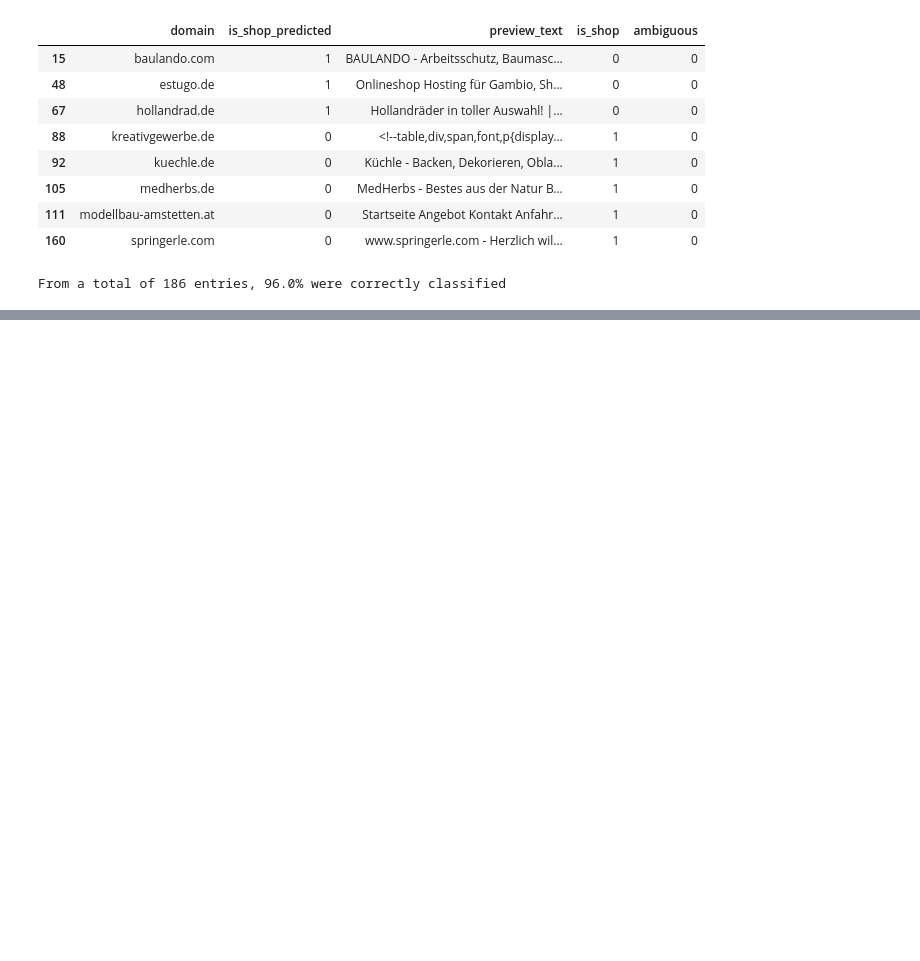
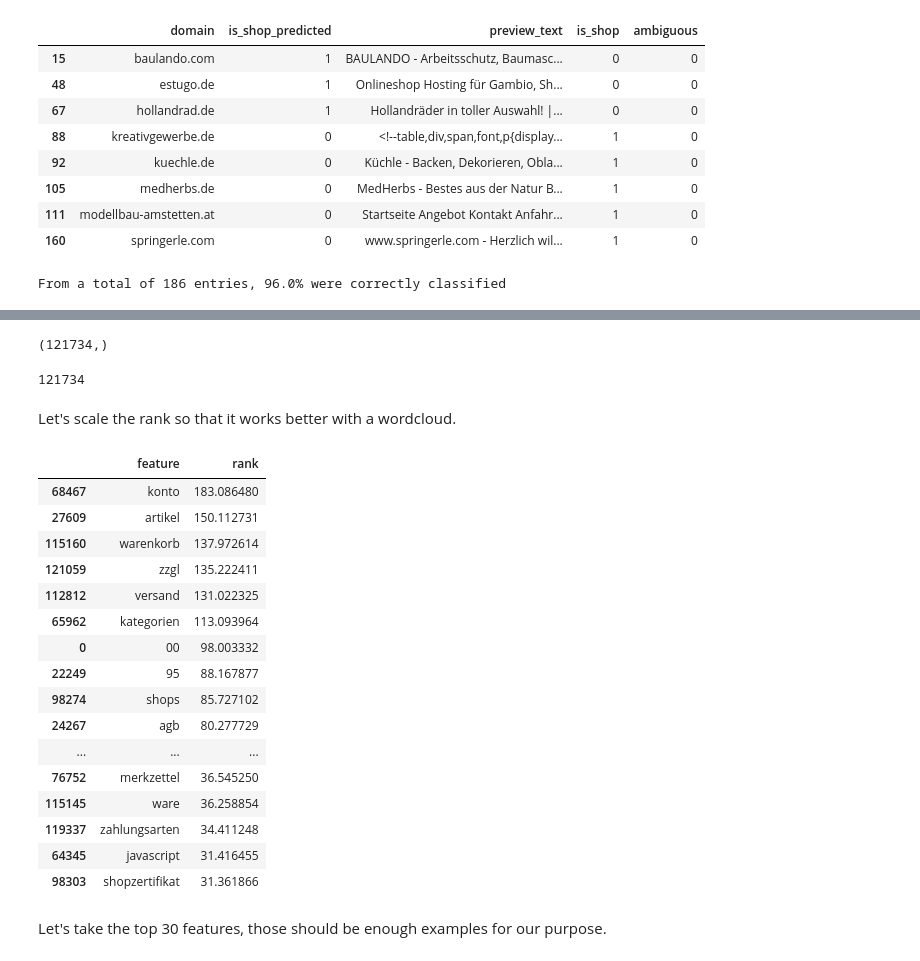
Before and after one commit to schi/NLP-technical-interview, a Jupyter notebook: notebook.ipynb, the cells around one changed output, grey strips where cells are left out. Saved outputs shown, nothing was run; the diff lists cells and outputs as text; code cells hidden in the pictures; blank space fills up the shorter version.

```diff
--- a/notebook.ipynb
+++ b/notebook.ipynb
@@ -573,0 +600,10 @@ I don't want to dive any deeper into analysis of this data, as I don't feel like
+# %%
+feature_importances = RF_model.feature_importances_
+feature_importances.shape
+# %% [output]
+(121734,)
+# %%
+feature_names = tfidf_vectorizer.get_feature_names()
+len(feature_names)
+# %% [output]
+121734
@@ -573,0 +614,2 @@ I don't want to dive any deeper into analysis of this data, as I don't feel like
+# %% [markdown]
+Let's scale the rank so that it works better with a wordcloud.
@@ -573,0 +618,22 @@ I don't want to dive any deeper into analysis of this data, as I don't feel like
+# %%
+feature_ranks_df.sort_values(by='rank', ascending=False).head(30)
+# %% [output]
+|  | feature | rank |
+| 68467 | konto | 183.086480 |
+| 27609 | artikel | 150.112731 |
+| 115160 | warenkorb | 137.972614 |
+| 121059 | zzgl | 135.222411 |
+| 112812 | versand | 131.022325 |
+| 65962 | kategorien | 113.093964 |
+| 0 | 00 | 98.003332 |
+| 22249 | 95 | 88.167877 |
+| 98274 | shops | 85.727102 |
+| 24267 | agb | 80.277729 |
+| ... | ... | ... |
+| 76752 | merkzettel | 36.545250 |
+| 115145 | ware | 36.258854 |
+| 119337 | zahlungsarten | 34.411248 |
+| 64345 | javascript | 31.416455 |
+| 98303 | shopzertifikat | 31.361866 |
+# %% [markdown]
+Let's take the top 30 features, those should be enough examples for our purpose.
```
Also changed, not shown: parts of 34 cells of this notebook, 12 other files.
